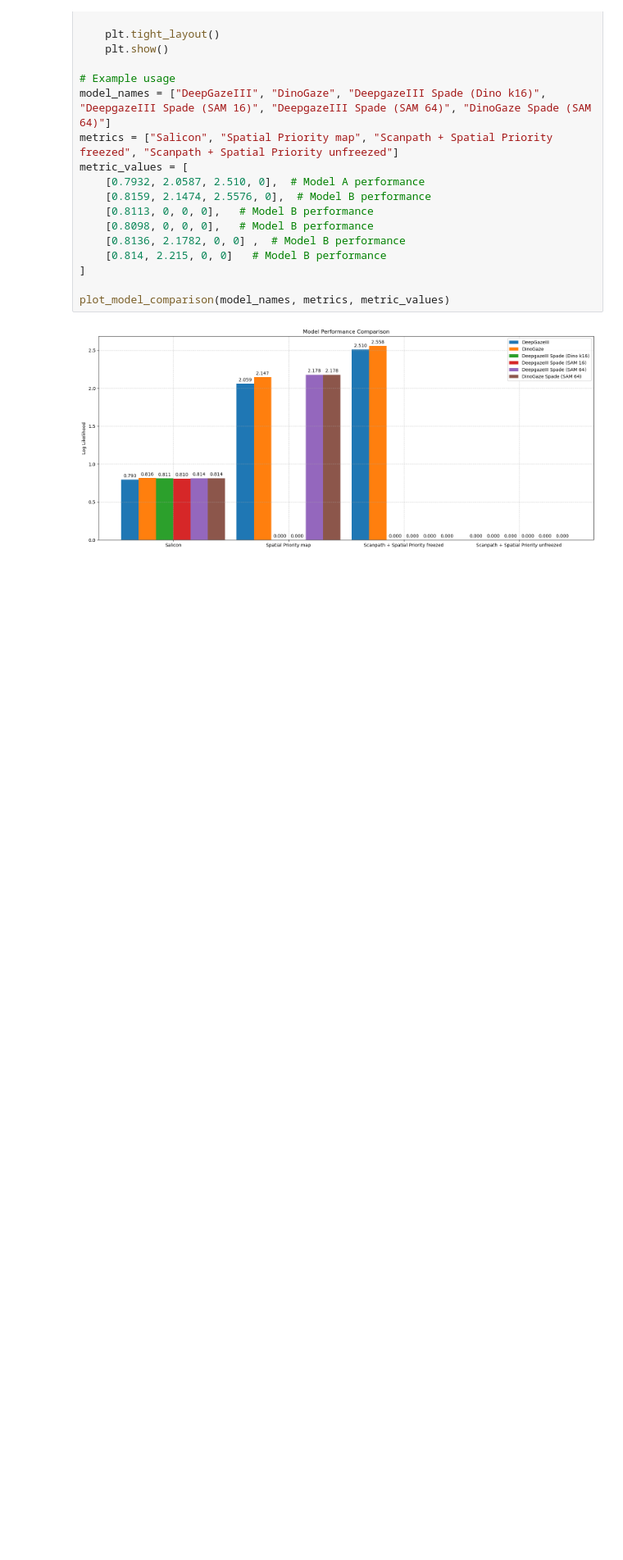
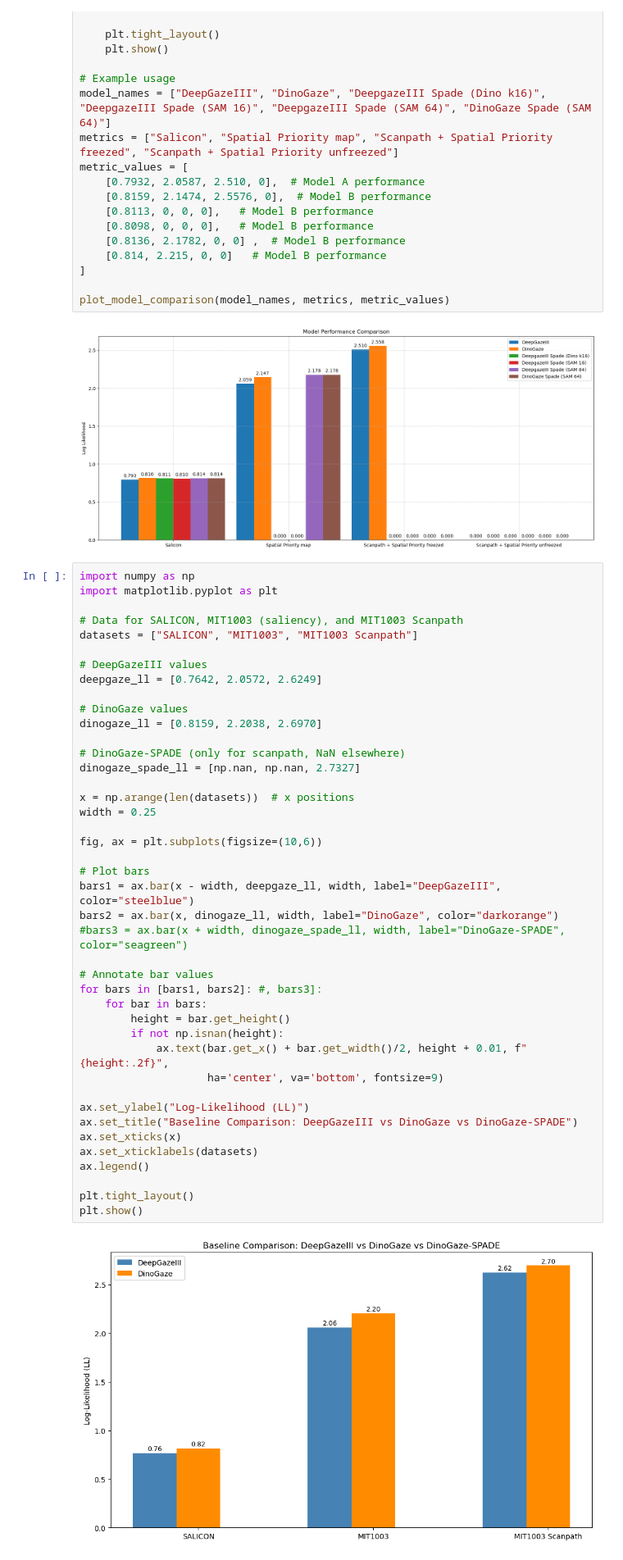
Before and after one commit to MirkoMorello/Decoding_Neural_Dynamics_of_Visual_Perceptual_Segmentation, a Jupyter notebook: notebooks/performances.ipynb, the cells around one changed output. Shown at 82% size. Cells and saved outputs as stored; diff of their text form; blank space fills up the shorter version.

```diff
--- a/notebooks/performances.ipynb
+++ b/notebooks/performances.ipynb
@@ -152,3 +152,47 @@ metric_values = [
 plot_model_comparison(model_names, metrics, metric_values)
 # %% [output]
 [figure]
+# %%
+import numpy as np
+import matplotlib.pyplot as plt
+
+# Data for SALICON, MIT1003 (saliency), and MIT1003 Scanpath
+datasets = ["SALICON", "MIT1003", "MIT1003 Scanpath"]
+
+# DeepGazeIII values
+deepgaze_ll = [0.7642, 2.0572, 2.6249]
+
+# DinoGaze values
+dinogaze_ll = [0.8159, 2.2038, 2.6970]
+
+# DinoGaze-SPADE (only for scanpath, NaN elsewhere)
+dinogaze_spade_ll = [np.nan, np.nan, 2.7327]
+
+x = np.arange(len(datasets))  # x positions
+width = 0.25
+
+fig, ax = plt.subplots(figsize=(10,6))
+
+# Plot bars
+bars1 = ax.bar(x - width, deepgaze_ll, width, label="DeepGazeIII", color="steelblue")
+bars2 = ax.bar(x, dinogaze_ll, width, label="DinoGaze", color="darkorange")
+#bars3 = ax.bar(x + width, dinogaze_spade_ll, width, label="DinoGaze-SPADE", color="seagreen")
+
+# Annotate bar values
+for bars in [bars1, bars2]: #, bars3]:
+    for bar in bars:
+        height = bar.get_height()
+        if not np.isnan(height):
+            ax.text(bar.get_x() + bar.get_width()/2, height + 0.01, f"{height:.2f}",
+                    ha='center', va='bottom', fontsize=9)
+
+ax.set_ylabel("Log-Likelihood (LL)")
+ax.set_title("Baseline Comparison: DeepGazeIII vs DinoGaze vs DinoGaze-SPADE")
+ax.set_xticks(x)
+ax.set_xticklabels(datasets)
+ax.legend()
+
+plt.tight_layout()
+plt.show()
+# %% [output]
+[figure, added]
```
Also changed, not shown: parts of 6 cells of this notebook, 3 other files.
